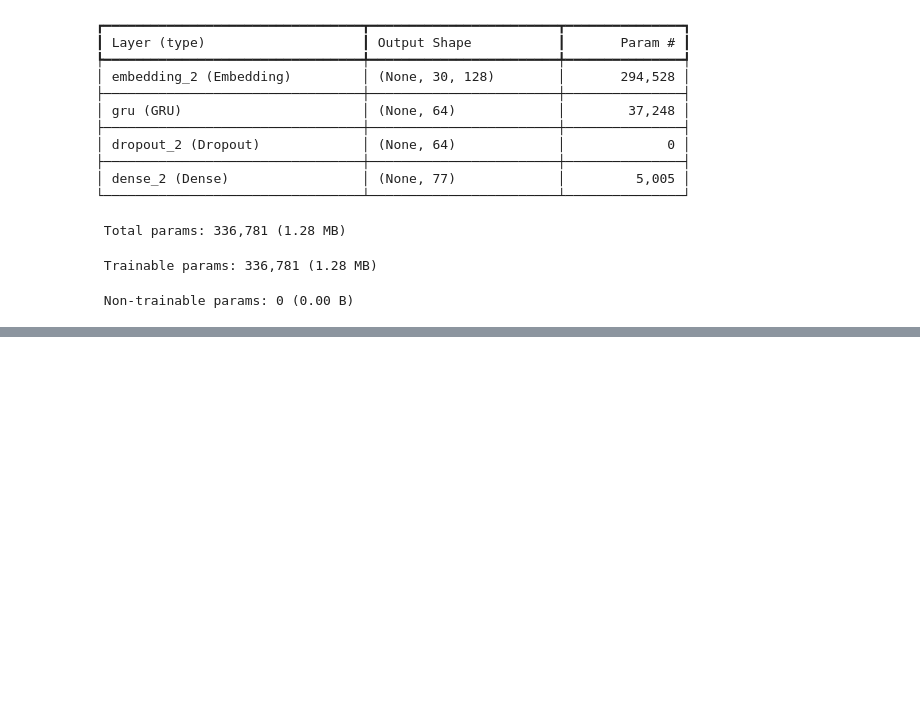
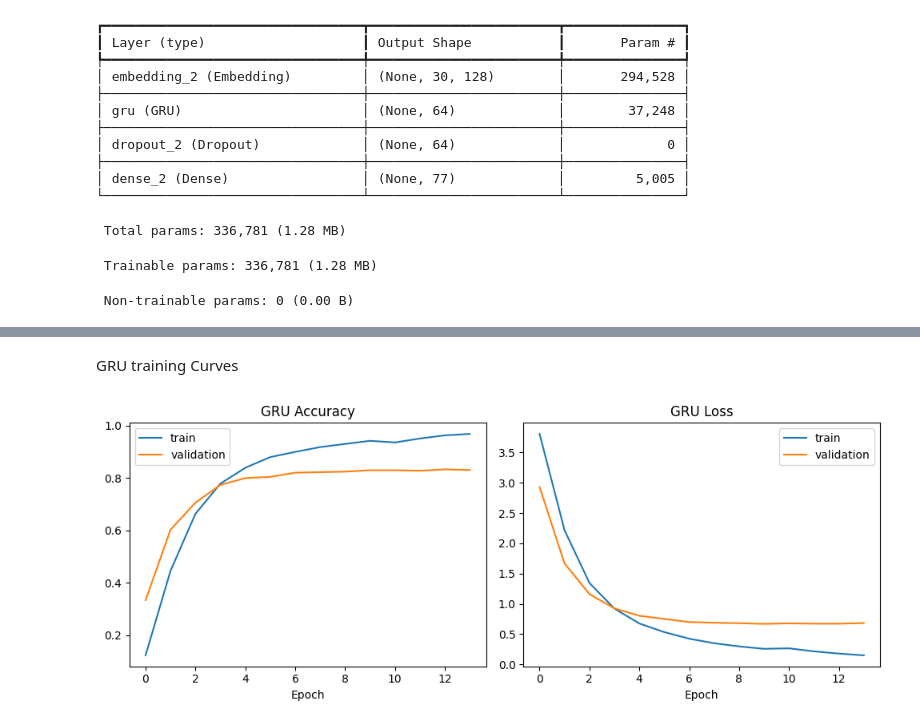
Before and after one commit to miiiray/banking-intent-ai, a Jupyter notebook: notebooks/01_veri_inceleme.ipynb, the cells around one changed output, grey strips where cells are left out. Saved outputs shown, nothing was run; the diff lists cells and outputs as text; code cells hidden in the pictures; blank space fills up the shorter version.

```diff
--- a/notebooks/01_veri_inceleme.ipynb
+++ b/notebooks/01_veri_inceleme.ipynb
@@ -489,0 +532,32 @@ Model: "sequential_2"
+# %% [markdown]
+GRU training Curves
+# %%
+plt.figure(figsize=(10, 4))
+
+plt.subplot(1, 2, 1)  # sol: doğruluk
+plt.plot(gru_history.history["accuracy"], label="train")
+plt.plot(gru_history.history["val_accuracy"], label="validation")
+plt.title("GRU Accuracy")
+plt.xlabel("Epoch")
+plt.legend()
+
+plt.subplot(1, 2, 2)  # sağ: hata
+plt.plot(gru_history.history["loss"], label="train")
+plt.plot(gru_history.history["val_loss"], label="validation")
+plt.title("GRU Loss")
+plt.xlabel("Epoch")
+plt.legend()
+
+plt.tight_layout()
+plt.show()
+
+gru_val_loss, gru_val_accuracy = gru_model.evaluate(
+    X_val,
+    y_val,
+    verbose=0
+)
+
+print(f"GRU validation loss: {gru_val_loss:.4f}")
+print(f"GRU validation accuracy: %{gru_val_accuracy * 100:.2f}")
+# %% [output]
+[figure, added]
```
Also changed, not shown: parts of 3 cells of this notebook.
